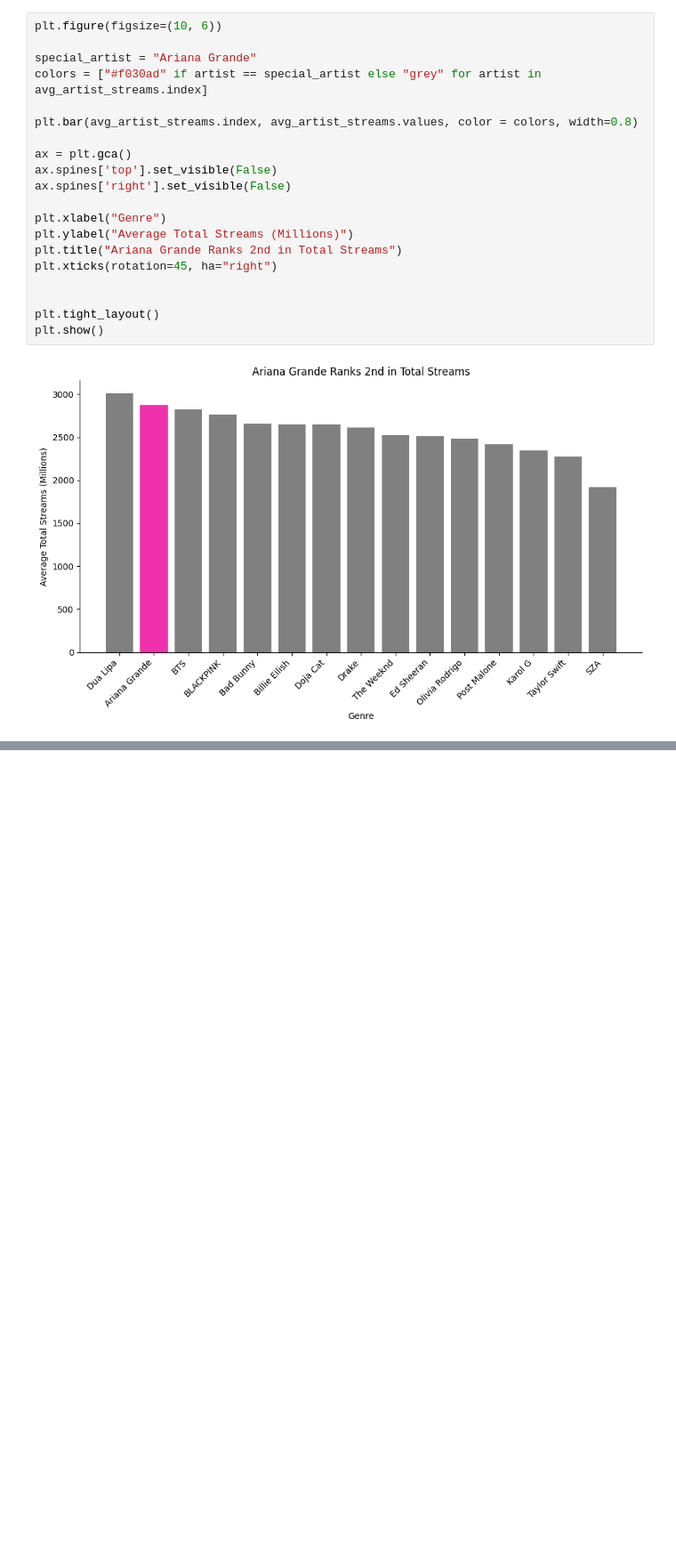
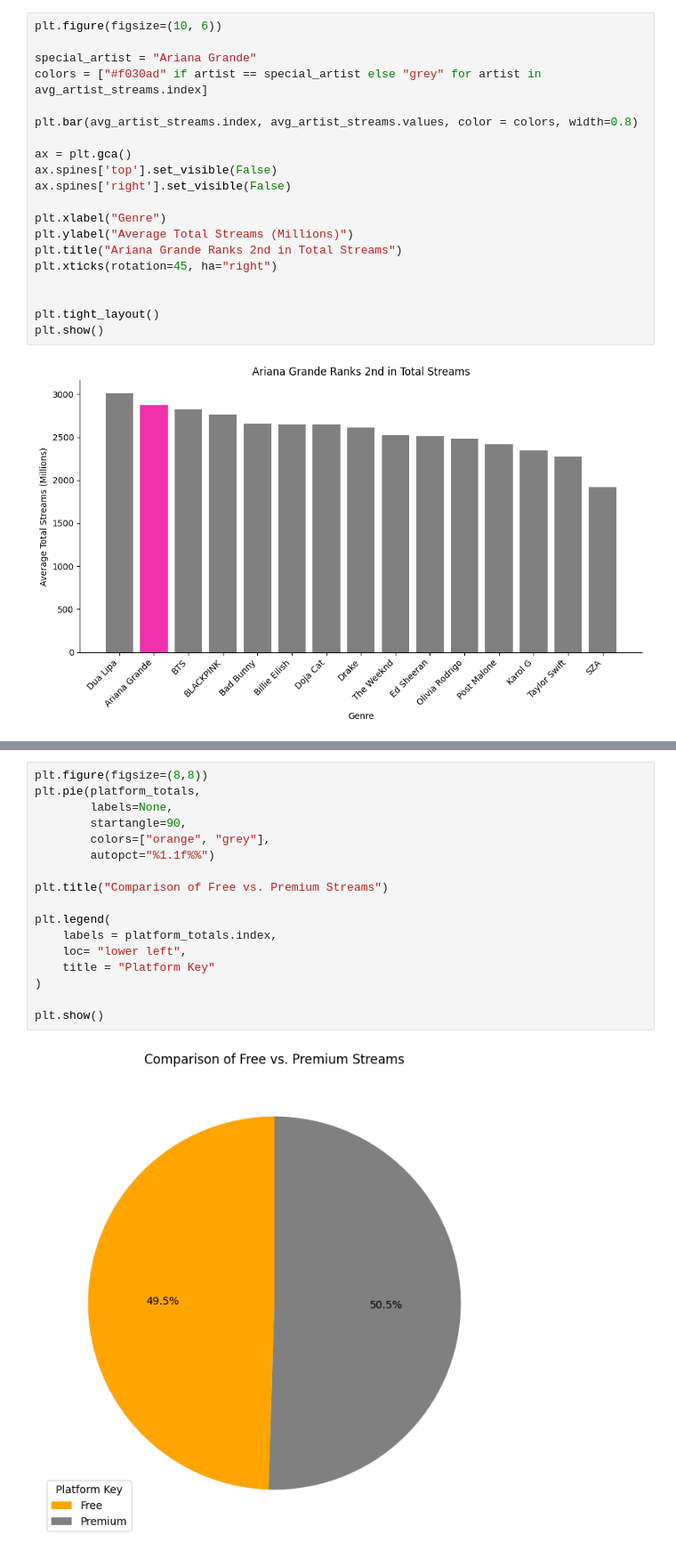
Before and after one commit to laurenmsapp1/learning_plots_laurensapp, a Jupyter notebook: notebooks/visualization.ipynb, the cells around one changed output, grey strips where cells are left out. Shown: that part at 89% size. Cells and saved outputs as stored; diff of their text form; blank space fills up the shorter version.

```diff
--- a/notebooks/visualization.ipynb
+++ b/notebooks/visualization.ipynb
@@ -165,0 +223,19 @@ Name: Total Streams (Millions), dtype: float64
+# %%
+plt.figure(figsize=(8,8))
+plt.pie(platform_totals,
+        labels=None,
+        startangle=90,
+        colors=["orange", "grey"],
+        autopct="%1.1f%%")
+
+plt.title("Comparison of Free vs. Premium Streams")
+
+plt.legend(
+    labels = platform_totals.index,
+    loc= "lower left",
+    title = "Platform Key"
+)
+
+plt.show()
+# %% [output]
+[figure, added]
```
Also changed, not shown: parts of 11 cells of this notebook, 2 other files.
